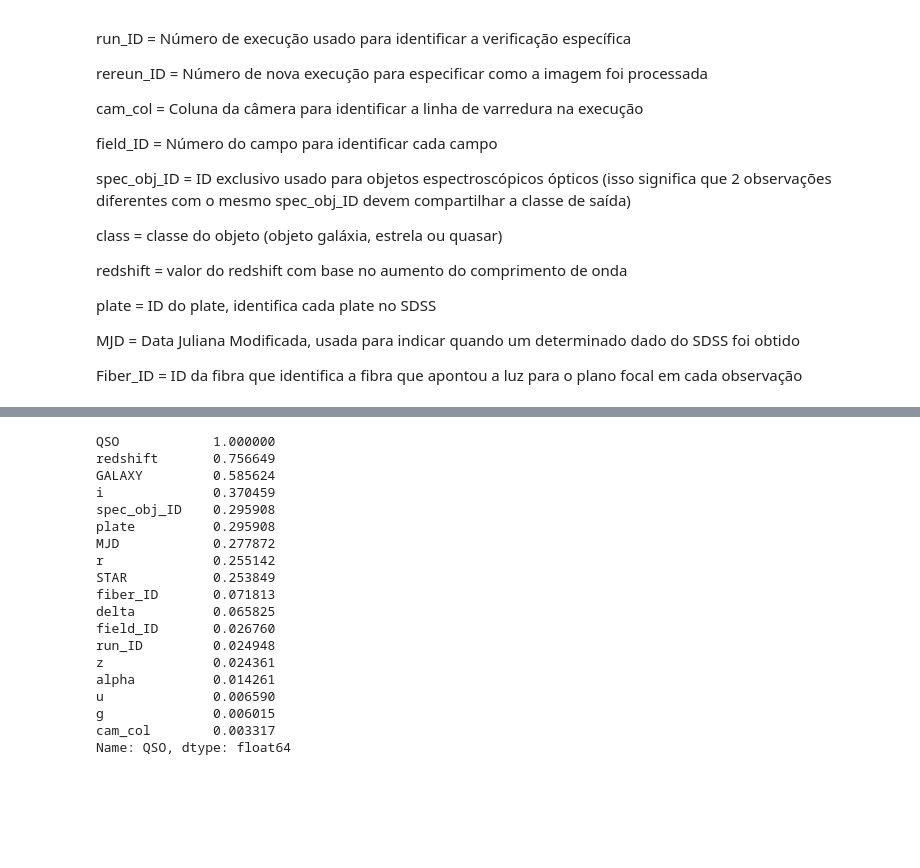
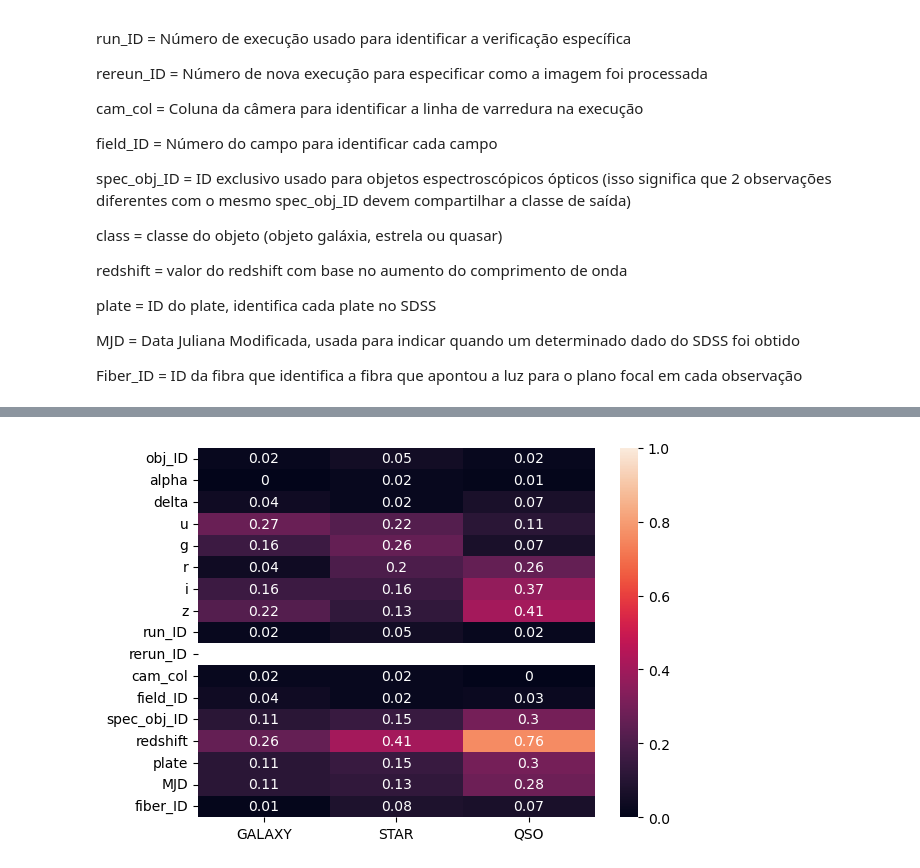
Before and after one commit to saulorcj/disciplina-aprendizado-maquina, a Jupyter notebook: stellar.ipynb, the cells around one changed output, grey strips where cells are left out. Saved outputs shown, nothing was run; the diff lists cells and outputs as text; code cells hidden in the pictures; blank space fills up the shorter version.

```diff
--- a/stellar.ipynb
+++ b/stellar.ipynb
@@ -155,22 +153,14 @@ df_corr_qso = df_corr["QSO"]
-# %%
-df_corr_qso.sort_values(ascending=False)
-# %% [output]
-QSO            1.000000
-redshift       0.756649
-GALAXY         0.585624
-i              0.370459
-spec_obj_ID    0.295908
-plate          0.295908
-MJD            0.277872
-r              0.255142
-STAR           0.253849
-fiber_ID       0.071813
-delta          0.065825
-field_ID       0.026760
-run_ID         0.024948
-z              0.024361
-alpha          0.014261
-u              0.006590
-g              0.006015
-cam_col        0.003317
-Name: QSO, dtype: float64
+# %%
+df_corr_class = pd.concat(
+    [
+        df_corr["GALAXY"],
+        df_corr["STAR"],
+        df_corr["QSO"]
+    ], axis=1
+).drop(index=["GALAXY", "QSO", "STAR"], axis=0).round(2)
+# %%
+sns.heatmap(df_corr_class, vmax=1, vmin=0, annot=True)
+
+plt.show()
+# %% [output]
+[figure, added]
```
Also changed, not shown: parts of 33 cells of this notebook.
